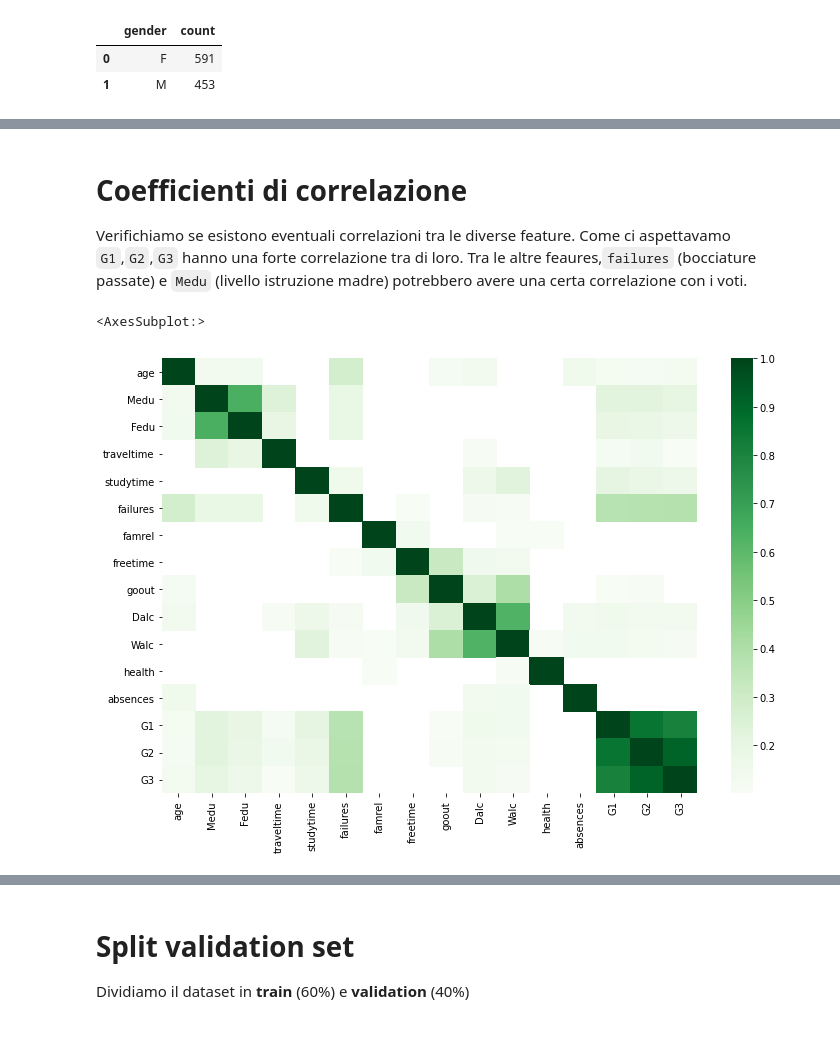
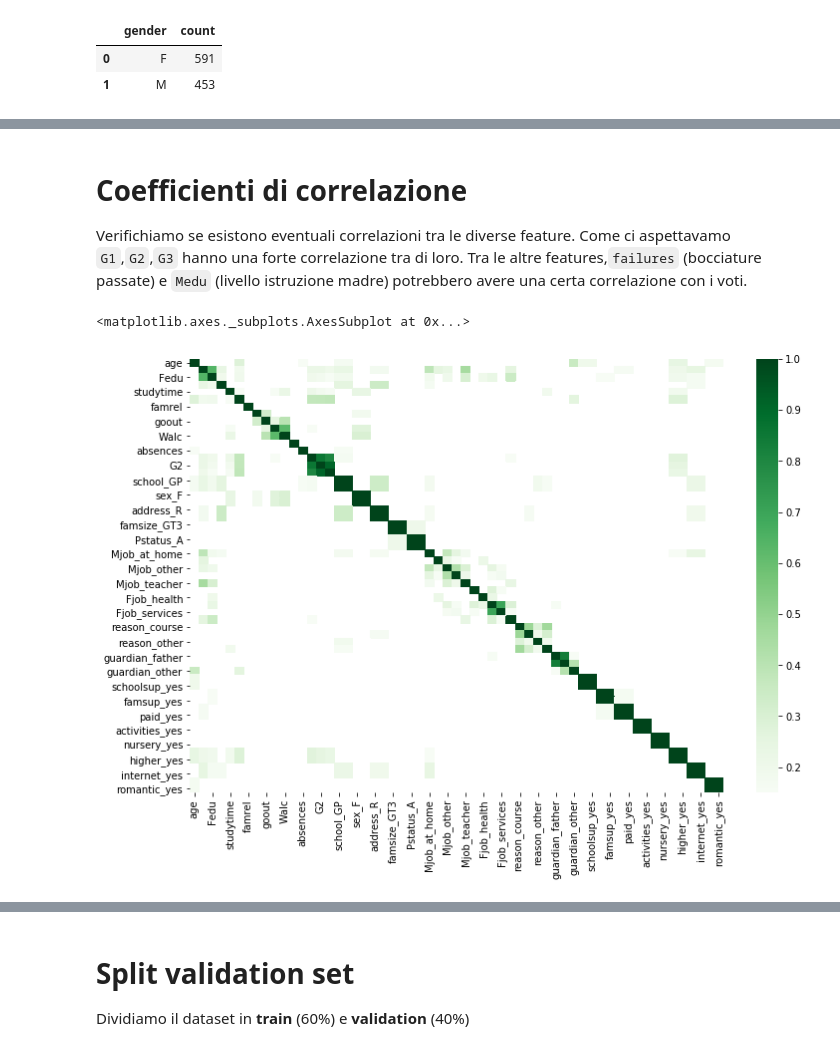
Before and after one commit to aleksandarstojkovski/SUPSI_Machine_Learning, a Jupyter notebook: students.ipynb, the cells around one changed output, grey strips where cells are left out. Saved outputs shown, nothing was run; the diff lists cells and outputs as text; code cells hidden in the pictures.

Commit message:
Added OneHotEncoder

```diff
--- a/students.ipynb
+++ b/students.ipynb
@@ -245,0 +236,10 @@ fig.show()
+# %%
+# tutte le features non numeriche, che vanno trasformate in features numeriche
+features_to_be_encoded=['school','sex','address', 'famsize', 'Pstatus', 'Mjob', 'Fjob', 'reason', 'guardian','schoolsup','famsup','paid','activities','nursery','higher','internet','romantic']
+one_hot_encoder = OneHotEncoder(handle_unknown='ignore')
+encoded_features = one_hot_encoder.fit_transform(df[features_to_be_encoded])
+encoded_column_names = one_hot_encoder.get_feature_names(features_to_be_encoded)
+one_hot_encoded_frame =  pd.DataFrame(encoded_features.toarray(), columns=encoded_column_names)
+df_encoded = df.copy()
+df_encoded = df_encoded.join(one_hot_encoded_frame)
+df_encoded
@@ -248,13 +277,13 @@ fig.show()
 
 Verifichiamo se esistono eventuali correlazioni tra le diverse feature.
 Come ci aspettavamo `G1`,`G2`,`G3` hanno una forte correlazione tra di loro.
-Tra le altre feaures,`failures` (bocciature passate) e `Medu` (livello istruzione madre) potrebbero avere una certa correlazione con i voti.
+Tra le altre features,`failures` (bocciature passate) e `Medu` (livello istruzione madre) potrebbero avere una certa correlazione con i voti.
 # %%
 # Calcolo dei coefficienti di correlazione tra le features
-corr_matrix = df.corr().abs()
-kot = corr_matrix[corr_matrix>=.1]
+corr_matrix = df_encoded.corr().abs()
+kot = corr_matrix[corr_matrix>=.15]
 plt.figure(figsize=(12,8))
 sns.heatmap(kot, cmap="Greens")
 # %% [output]
-<AxesSubplot:>
+<matplotlib.axes._subplots.AxesSubplot at 0x...>
-[figure, old version]
+[figure, new version]
```
Also changed, not shown: parts of 14 cells of this notebook.
